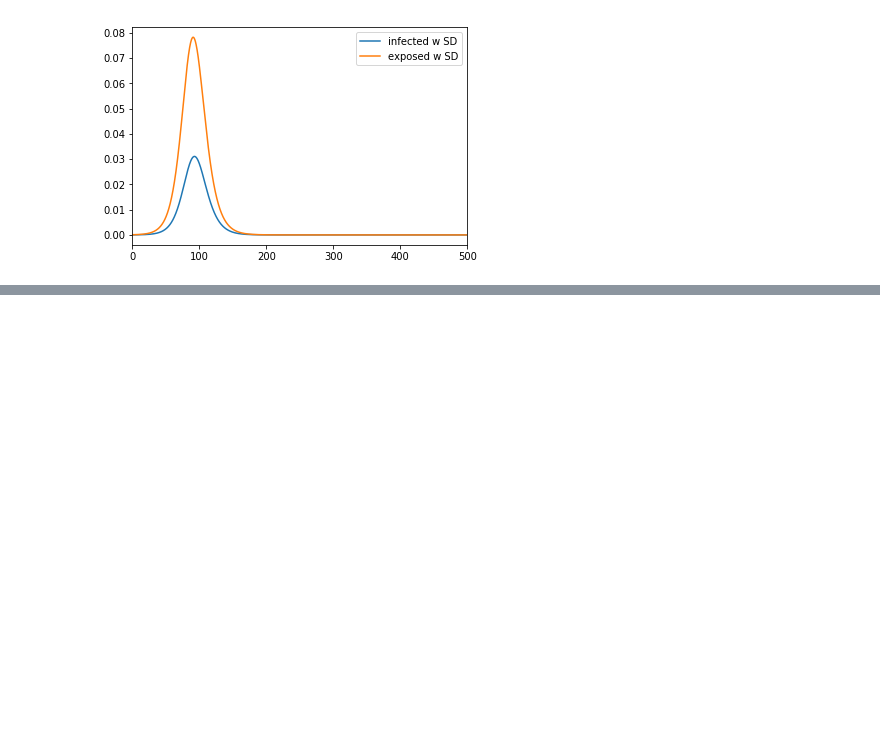
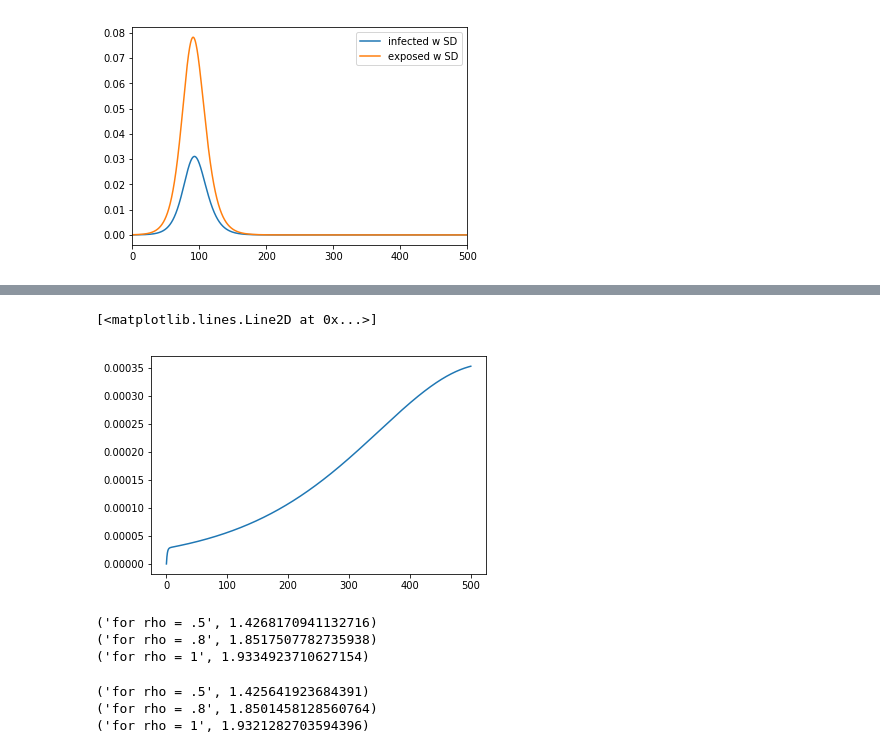
Before and after one commit to dgrin1/inclass_hw9_2020, a Jupyter notebook: ditkovsky_SEIR.ipynb, the cells around one changed output, grey strips where cells are left out. Drawn from its saved outputs; the diff is of its cells as text; code cells hidden in the pictures; blank space fills up the shorter version.

```diff
--- a/ditkovsky_SEIR.ipynb
+++ b/ditkovsky_SEIR.ipynb
@@ -84,0 +119,5 @@ plt.legend()
+# %%
+plt.plot(t2, curve1[:,2], label = r'$\rho = 0.3$')
+# %% [output]
+[<matplotlib.lines.Line2D at 0x...>]
+[figure, added]
@@ -84,0 +137,8 @@ plt.legend()
+# %%
+print('for rho = .5', simpson(curve2[:,2], 5000., 0., 500.))
+print('for rho = .8', simpson(curve3[:,2], 5000., 0., 500.))
+print('for rho = 1', simpson(curve4[:,2], 5000., 0., 500.))
+# %% [output]
+('for rho = .5', 1.4268170941132716)
+('for rho = .8', 1.8517507782735938)
+('for rho = 1', 1.9334923710627154)
@@ -84,0 +168,8 @@ plt.legend()
+# %%
+print('for rho = .5', simpson(curve2[:,2], 50000., 0., 500.))
+print('for rho = .8', simpson(curve3[:,2], 50000., 0., 500.))
+print('for rho = 1', simpson(curve4[:,2], 50000., 0., 500.))
+# %% [output]
+('for rho = .5', 1.425641923684391)
+('for rho = .8', 1.8501458128560764)
+('for rho = 1', 1.9321282703594396)
```
Also changed, not shown: parts of 7 cells of this notebook.
